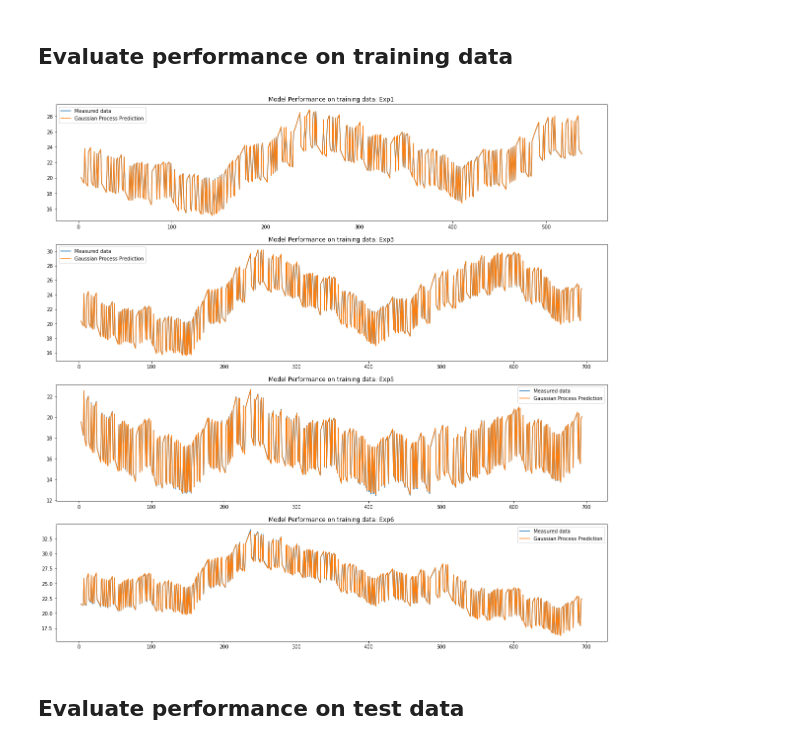
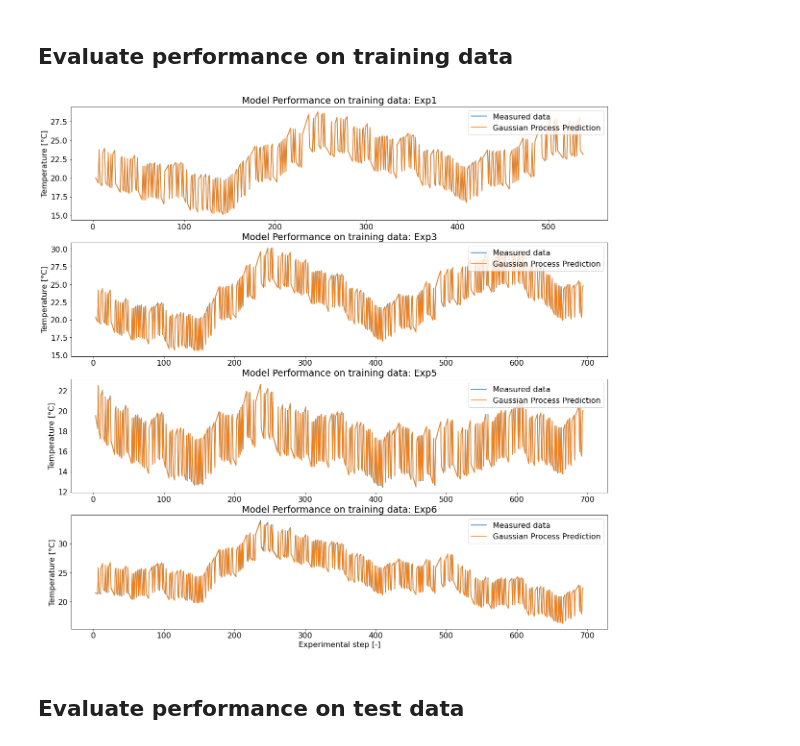
Before and after one commit to Radu-C-Martin/Master-Project, a Jupyter notebook: Notebooks/39_svgp_hyperparameter_estimation.ipynb, the cells around one changed output. Saved outputs shown, nothing was run; the diff lists cells and outputs as text; code cells hidden in the pictures.

```diff
--- a/Notebooks/39_svgp_hyperparameter_estimation.ipynb
+++ b/Notebooks/39_svgp_hyperparameter_estimation.ipynb
@@ -16,6 +16,7 @@ import matplotlib.pyplot as plt
 # %%
 %matplotlib inline
 plt.rcParams["figure.figsize"] = (15, 6)
+plt.rcParams.update({'font.size': 16})
 # %% [markdown]
 Gaussian Process Regression
 # %%
@@ -281,34 +290,37 @@ The `validate_indices` argument has no effect. Indices are always validated on C
 # %%
 nb_plts = len(dfs_train)
 
 fig, ax = plt.subplots(4, 1, figsize=(20, 20))
 
 for idx, df_iter in enumerate(dfs_gpr_train):
     plt.subplot(4, 1, idx + 1)
     df_input_iter = df_iter.drop(columns = dict_cols['w'][1] + dict_cols['y'][1] + dict_cols['u'][1])
     df_output_iter = df_iter[dict_cols['y'][1]]
     np_input_iter = df_input_iter.to_numpy()
     np_output_iter = df_output_iter.to_numpy().reshape(-1, 1)
 
     mean, var = m.predict_f(np_input_iter)
 
     mean = scaler_helper.inverse_scale_output(mean).reshape((-1, 1))
     #var = scaler_helper.inverse_scale_output(var).reshape((-1, 1))
     scaled_measures = scaler_helper.inverse_scale_output(np_output_iter[:, :])
 
     plt.plot(df_iter.index, scaled_measures, label = 'Measured data')
     plt.plot(df_iter.index, mean, label = 'Gaussian Process Prediction')
     plt.fill_between(
         df_iter.index,
         mean[:, 0] - 1.96 * np.sqrt(var[:, 0]),
         mean[:, 0] + 1.96 * np.sqrt(var[:, 0]),
         alpha = 0.2
     )
     plt.title(f"Model Performance on training data: {train_exps[idx]}")
-    plt.legend()
+    plt.ylabel("Temperature [°C]")
+    plt.legend(loc = 'upper right')
+
+ax[-1].set_xlabel("Experimental step [-]")
 plt.savefig(f"../Thesis/Plots/SVGP_{w_lags}{u_lags}{y_lags}_training_performance.pdf", bbox_inches='tight')
 # %% [output]
-[figure, old version]
+[figure, new version]
 # %% [markdown]
 ## Evaluate performance on test data
 # %%
```
Also changed, not shown: parts of 6 cells of this notebook, 24 other files.
